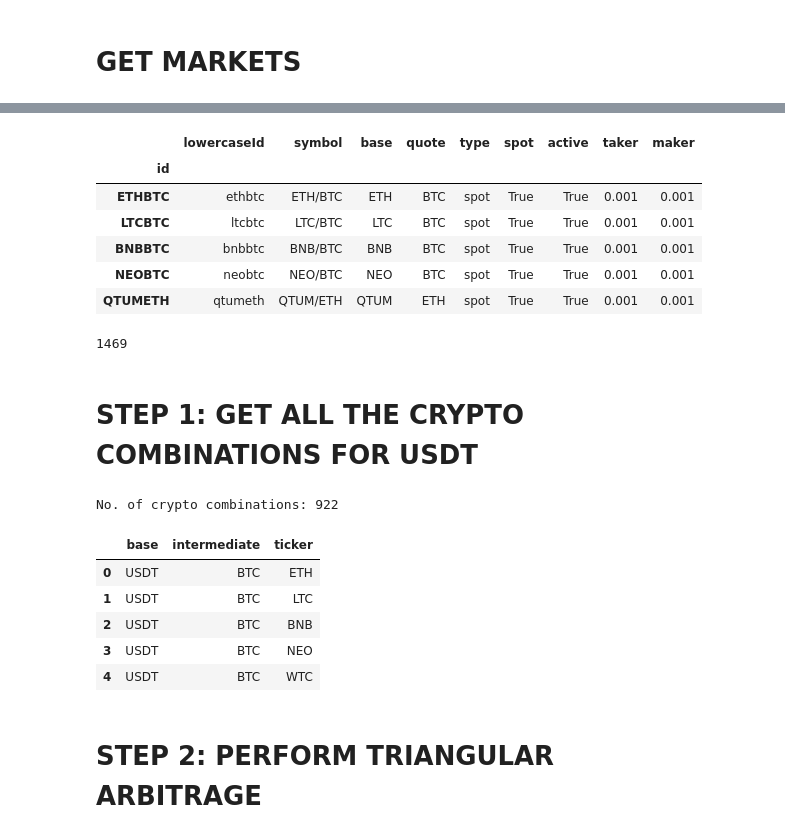
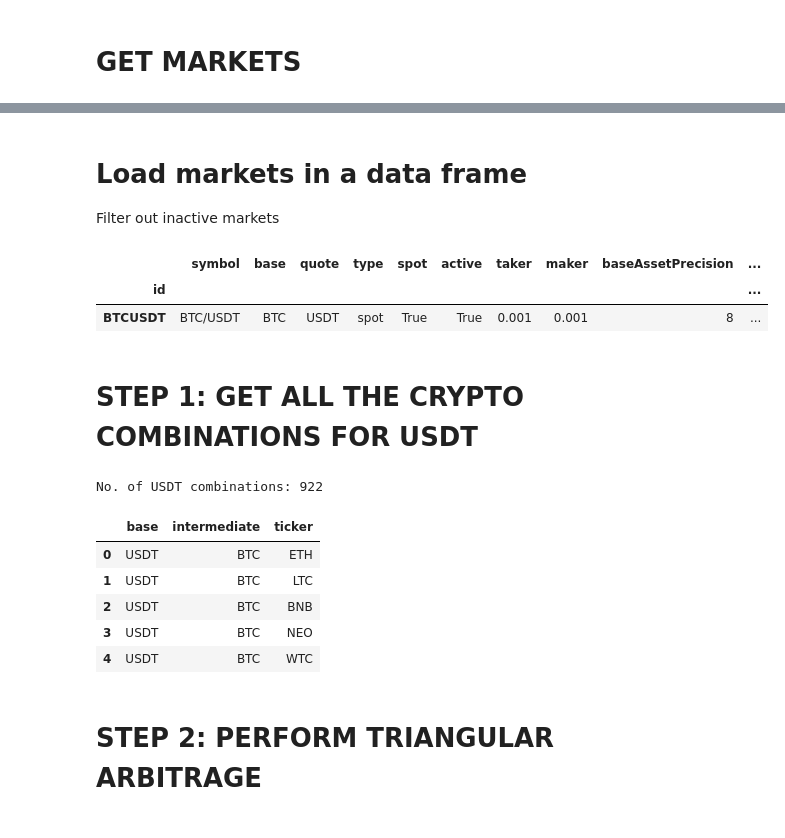
Before and after one commit to jbarrerobuch/cryptobot, a Jupyter notebook: triangular_arbitrage.ipynb, the cells around one changed output, grey strips where cells are left out. Saved outputs shown, nothing was run; the diff lists cells and outputs as text; code cells hidden in the pictures.

```diff
--- a/triangular_arbitrage.ipynb
+++ b/triangular_arbitrage.ipynb
@@ -11,7 +11,8 @@ from config import myconfig
 # %%
 exchange = ccxt.binance({
     "apiKey": myconfig.API_KEY,
-    "secret": myconfig.API_SECRET
+    "secret": myconfig.API_SECRET,
+    'enableRateLimit': False
 })
 # %% [markdown]
 # GET MARKET FEES
@@ -32,28 +50,49 @@ Sample:['ETH/BTC', 'LTC/BTC', 'BNB/BTC', 'NEO/BTC', 'QTUM/ETH']
+# %% [markdown]
+# Load markets in a data frame
+
+Filter out inactive markets
 # %%
 markets_df = pd.DataFrame.from_dict(markets)
 markets_df =  markets_df.loc[markets_df['active'] == True] # Drop inactive markets
 markets_df.set_index('id', verify_integrity= True, inplace= True)
 # %%
+# Get only spot markets
 spot_market = markets_df[markets_df.type == 'spot']
+
+# Extrac decimal precision of markets
+info_df = spot_market['info'].apply(pd.Series).drop(columns=[
+    'symbol',
+    'status',
+    'baseAsset',
+    'quoteAsset',
+    'orderTypes',
+    'icebergAllowed',
+    'ocoAllowed',
+    'quoteOrderQtyMarketAllowed',
+    'allowTrailingStop',
+    'isSpotTradingAllowed',
+    'isMarginTradingAllowed',
+    'filters',
+    'permissions'
+])
+amounts_df = spot_market['limits'].apply(pd.Series)['amount'].apply(pd.Series)
+amounts_df.rename(columns={'min':'amount_min', 'max':'amount_max'}, inplace= True)
+
 spot_market.drop(columns=[
     'delivery', 'option', 'contract', 'linear',
     'inverse', 'contractSize', 'expiry',
     'expiryDatetime', 'margin', 'swap', 'future', 'strike',
-    'optionType', 'precision', 'limits', 'info', 'settleId', 'settle', 'baseId', 'quoteId'], inplace= True)
-spot_market.head()
+    'optionType', 'precision', 'limits', 'info', 'settleId', 'settle', 'baseId', 'quoteId', 'lowercaseId'], inplace=True)
+spot_market = pd.concat([spot_market, info_df, amounts_df], axis=1)
+
+spot_market[spot_market['symbol'].str.contains('BTC/USDT')]
 # %% [output]
-|  | lowercaseId | symbol | base | quote | type | spot | active | taker | maker |
-| id |  |  |  |  |  |  |  |  |  |
-| ETHBTC | ethbtc | ETH/BTC | ETH | BTC | spot | True | True | 0.001 | 0.001 |
-| LTCBTC | ltcbtc | LTC/BTC | LTC | BTC | spot | True | True | 0.001 | 0.001 |
-| BNBBTC | bnbbtc | BNB/BTC | BNB | BTC | spot | True | True | 0.001 | 0.001 |
-| NEOBTC | neobtc | NEO/BTC | NEO | BTC | spot | True | True | 0.001 | 0.001 |
-| QTUMETH | qtumeth | QTUM/ETH | QTUM | ETH | spot | True | True | 0.001 | 0.001 |
+|  | symbol | base | quote | type | spot | active | taker | maker | baseAssetPrecision | ... |
+| id |  |  |  |  |  |  |  |  |  | ... |
+| BTCUSDT | BTC/USDT | BTC | USDT | spot | True | True | 0.001 | 0.001 | 8 | ... |
 # %%
 spot_symbols = list(spot_market.symbol)
-len(spot_symbols)
+#print('Total spot symbols',len(spot_symbols))
-# %% [output]
-1469
 # %% [markdown]
 # STEP 1: GET ALL THE CRYPTO COMBINATIONS FOR USDT
 # %%
@@ -87,10 +127,11 @@ wx_combinations_usdt = get_crypto_combinations(spot_symbols,'USDT')
 # %%
-print(f'No. of crypto combinations: {len(wx_combinations_usdt)}')
+print(f'No. of USDT combinations: {len(wx_combinations_usdt)}')
+#print(f'No. of BNB combinations: {len(combinations_bnb)}')
 
 cominations_df = pd.DataFrame(wx_combinations_usdt)
 cominations_df.head()
 # %% [output]
-No. of crypto combinations: 922
+No. of USDT combinations: 922
 |  | base | intermediate | ticker |
 | 0 | USDT | BTC | ETH |
 | 1 | USDT | BTC | LTC |
```
Also changed, not shown: parts of 11 cells of this notebook, 3 other files.
